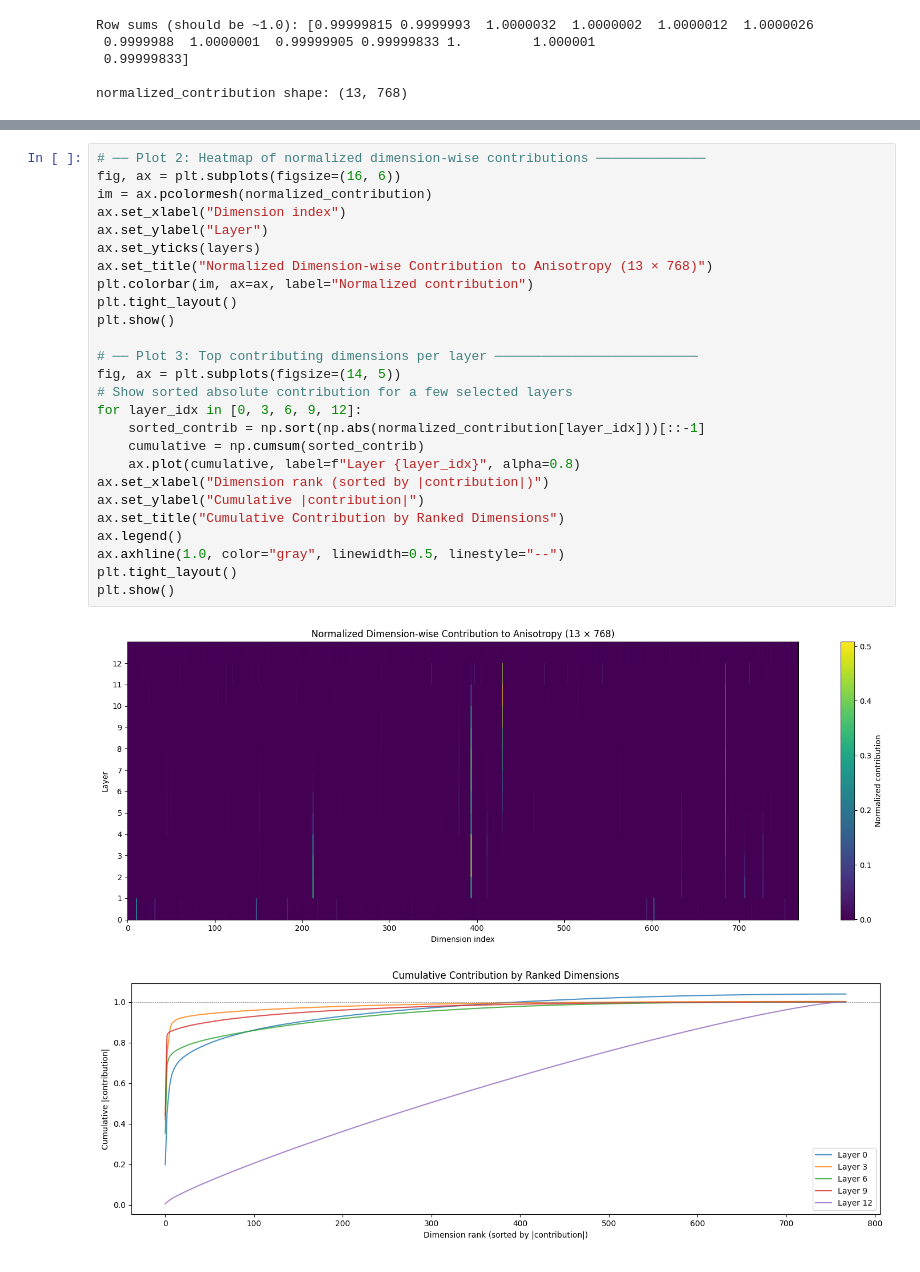
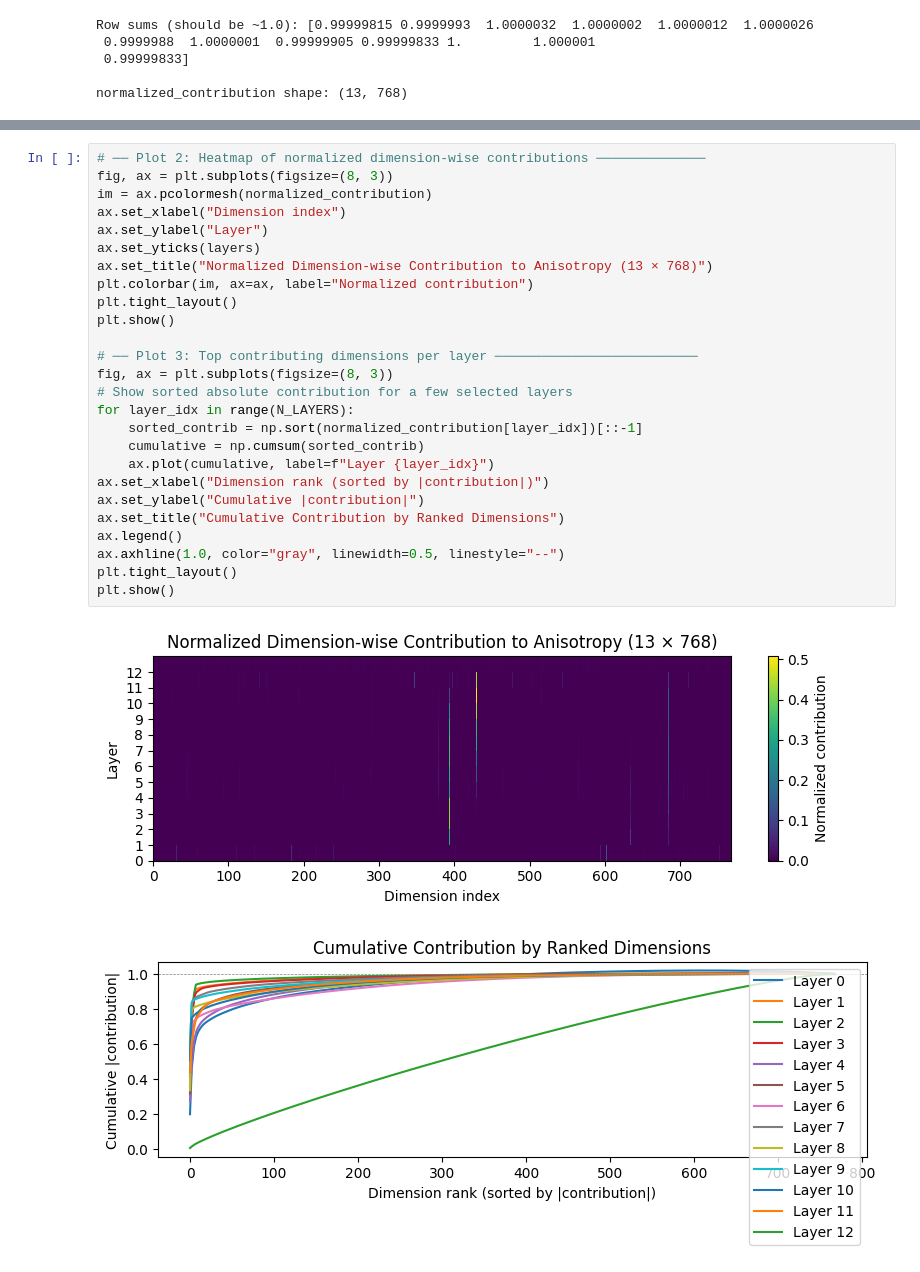
Before and after one commit to ychnli/depth-routing, a Jupyter notebook: notebooks/hidden_layer_trajectories.ipynb, the cells around one changed output, grey strips where cells are left out. Saved outputs shown, nothing was run; the diff lists cells and outputs as text.

```diff
--- a/notebooks/hidden_layer_trajectories.ipynb
+++ b/notebooks/hidden_layer_trajectories.ipynb
@@ -139,30 +139,30 @@ plt.show()
 [figure]
 # %%
 # ── Plot 2: Heatmap of normalized dimension-wise contributions ──────────────
-fig, ax = plt.subplots(figsize=(16, 6))
+fig, ax = plt.subplots(figsize=(8, 3))
 im = ax.pcolormesh(normalized_contribution)
 ax.set_xlabel("Dimension index")
 ax.set_ylabel("Layer")
 ax.set_yticks(layers)
 ax.set_title("Normalized Dimension-wise Contribution to Anisotropy (13 × 768)")
 plt.colorbar(im, ax=ax, label="Normalized contribution")
 plt.tight_layout()
 plt.show()
 
 # ── Plot 3: Top contributing dimensions per layer ──────────────────────────
-fig, ax = plt.subplots(figsize=(14, 5))
+fig, ax = plt.subplots(figsize=(8, 3))
 # Show sorted absolute contribution for a few selected layers
-for layer_idx in [0, 3, 6, 9, 12]:
-    sorted_contrib = np.sort(np.abs(normalized_contribution[layer_idx]))[::-1]
+for layer_idx in range(N_LAYERS):
+    sorted_contrib = np.sort(normalized_contribution[layer_idx])[::-1]
     cumulative = np.cumsum(sorted_contrib)
-    ax.plot(cumulative, label=f"Layer {layer_idx}", alpha=0.8)
+    ax.plot(cumulative, label=f"Layer {layer_idx}")
 ax.set_xlabel("Dimension rank (sorted by |contribution|)")
 ax.set_ylabel("Cumulative |contribution|")
 ax.set_title("Cumulative Contribution by Ranked Dimensions")
 ax.legend()
 ax.axhline(1.0, color="gray", linewidth=0.5, linestyle="--")
 plt.tight_layout()
 plt.show()
 # %% [output]
-[figure, old version]
+[figure, new version]
-[figure, old version]
+[figure, new version]
```
Also changed, not shown: parts of 7 cells of this notebook, 5 other files.
